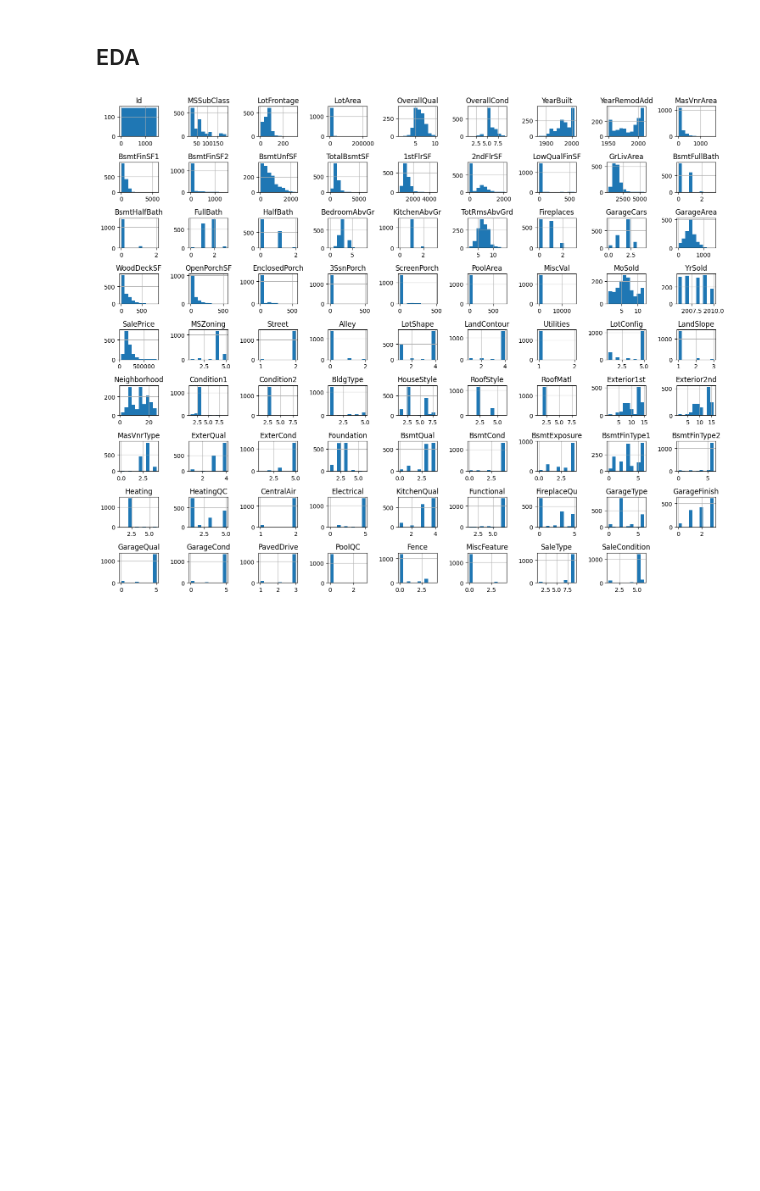
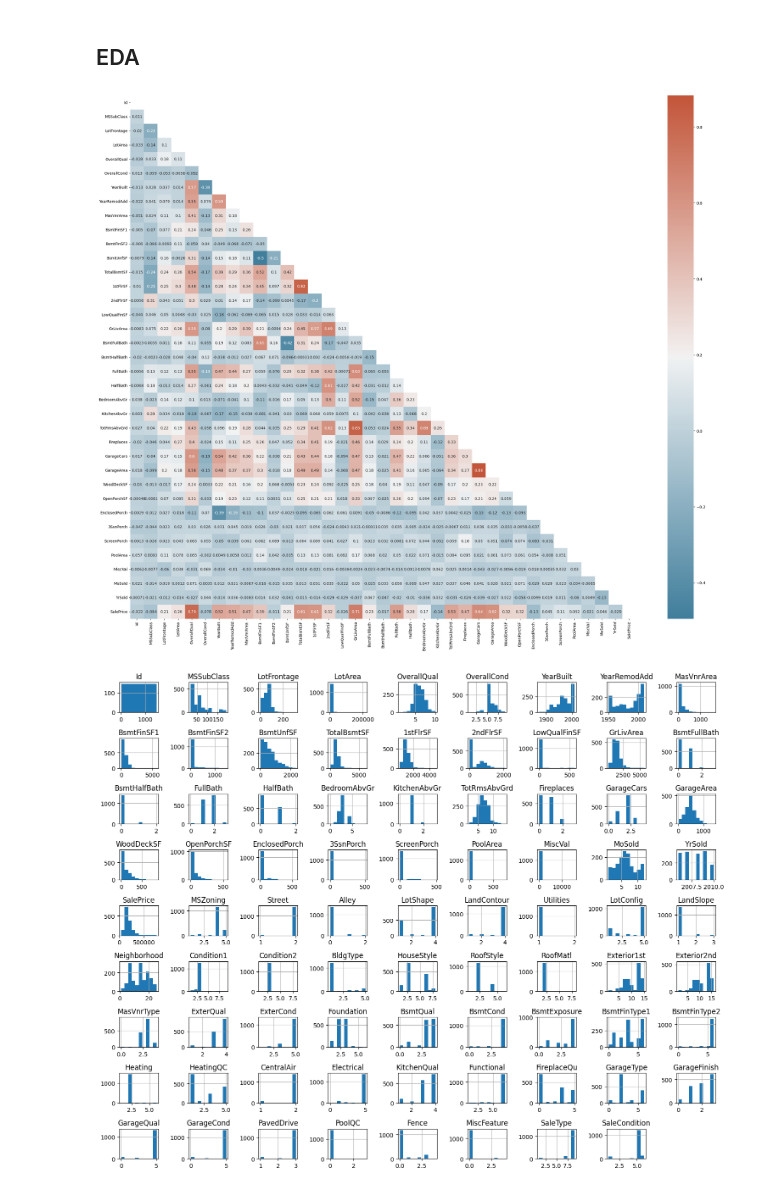
Before and after one commit to abdulhakkeempa/house-price-prediction, a Jupyter notebook: House_Price_Prediction.ipynb, the cells around one changed output. Cells and saved outputs as stored; diff of their text form; code cells hidden in the pictures; blank space fills up the shorter version.

```diff
--- a/House_Price_Prediction.ipynb
+++ b/House_Price_Prediction.ipynb
@@ -481,5 +481,30 @@ dtypes: float64(45), int64(35)
 memory usage: 912.6 KB
 # %% [markdown]
 ## EDA
+# %%
+numeric_columns = df.select_dtypes(include='number').columns.tolist()
+# numeric_columns.remove('Id')
+# numeric_columns.remove('SalePrice')
+numeric_columns.remove('GarageYrBlt')
+# %%
+# import modules
+import matplotlib.pyplot as plt
+import pandas as pd
+import seaborn as sns
+
+f, ax = plt.subplots(figsize=(30, 25))
+
+# plotting correlation heatmap
+cmap = sns.diverging_palette(230, 20, as_cmap=True)
+
+mat = df_test[numeric_columns].corr('pearson')
+mask = np.triu(np.ones_like(mat, dtype=bool))
+
+dataplot=sns.heatmap(data=mat,mask=mask,cmap=cmap,annot=True)
+
+# displaying heatmap
+plt.show()
+# %% [output]
+[figure, added]
 # %%
 import matplotlib.pyplot as plt
```
Also changed, not shown: parts of 27 cells of this notebook.
